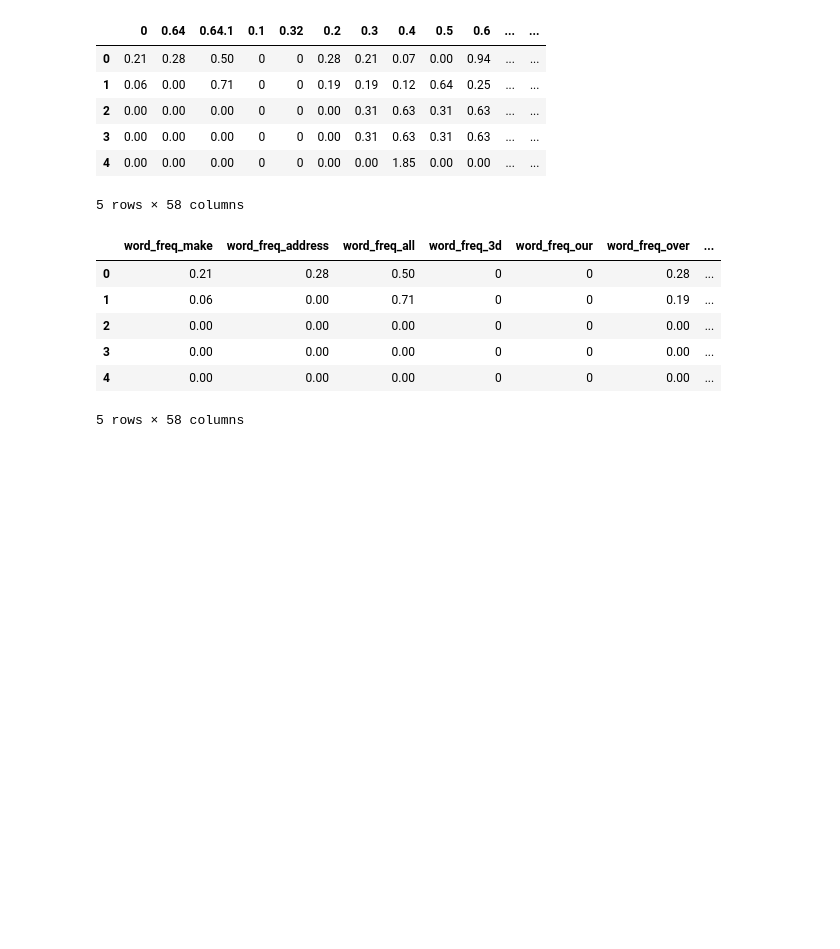
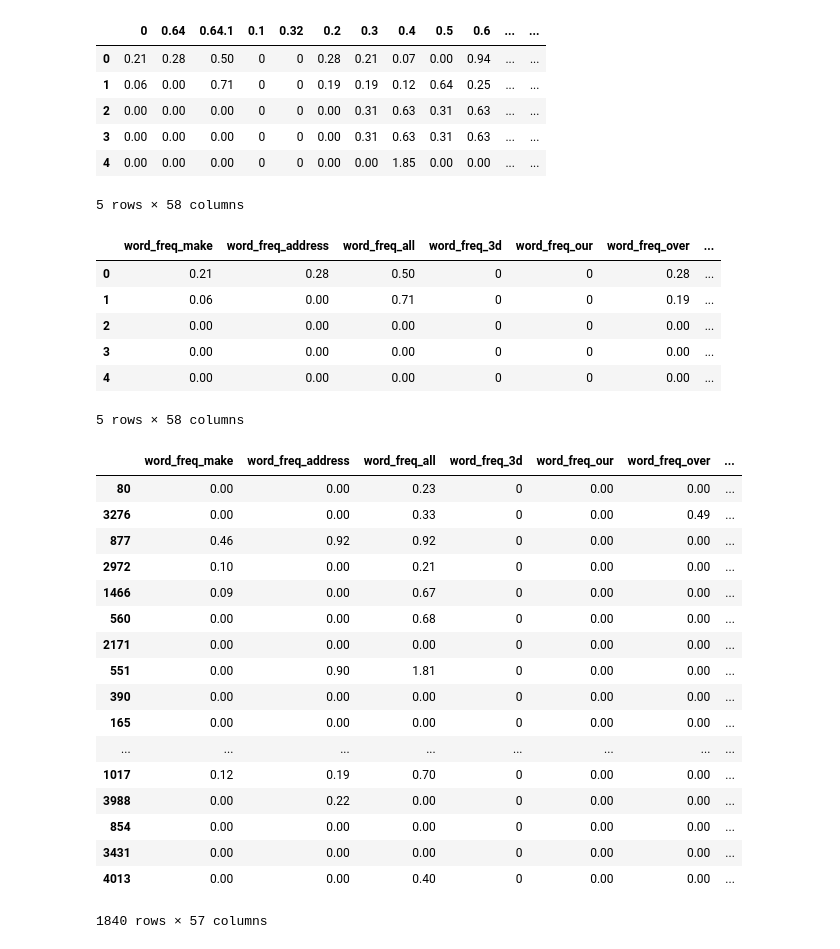
Before and after one commit to tiy-gvl-python/spambase, a Jupyter notebook: Spam Filter.ipynb, the cells around one changed output. Saved outputs shown, nothing was run; the diff lists cells and outputs as text; code cells hidden in the pictures; blank space fills up the shorter version.

```diff
--- a/Spam Filter.ipynb
+++ b/Spam Filter.ipynb
@@ -46,3 +46,34 @@ new_data.head()
 from sklearn.cross_validation import train_test_split
 
 train, test = train_test_split(new_data, test_size=.4)
+# %%
+def make_sets(df, param='Column Name'):
+    col = list(df.columns)
+    train, test = train_test_split(df, test_size=0.4)
+    col.remove(param)
+    tr_dep = train[col]
+    tr_non_dep = train[param]
+    te_dep = test[col]
+    te_non_dep = test[param]
+    return tr_dep, tr_non_dep, te_dep, te_non_dep
+
+a, b, c, d = make_sets(new_data, 'Spam')
+# %% [output]
+|  | word_freq_make | word_freq_address | word_freq_all | word_freq_3d | word_freq_our | word_freq_over | ... |
+| 80 | 0.00 | 0.00 | 0.23 | 0 | 0.00 | 0.00 | ... |
+| 3276 | 0.00 | 0.00 | 0.33 | 0 | 0.00 | 0.49 | ... |
+| 877 | 0.46 | 0.92 | 0.92 | 0 | 0.00 | 0.00 | ... |
+| 2972 | 0.10 | 0.00 | 0.21 | 0 | 0.00 | 0.00 | ... |
+| 1466 | 0.09 | 0.00 | 0.67 | 0 | 0.00 | 0.00 | ... |
+| 560 | 0.00 | 0.00 | 0.68 | 0 | 0.00 | 0.00 | ... |
+| 2171 | 0.00 | 0.00 | 0.00 | 0 | 0.00 | 0.00 | ... |
+| 551 | 0.00 | 0.90 | 1.81 | 0 | 0.00 | 0.00 | ... |
+| 390 | 0.00 | 0.00 | 0.00 | 0 | 0.00 | 0.00 | ... |
+| 165 | 0.00 | 0.00 | 0.00 | 0 | 0.00 | 0.00 | ... |
+| ... | ... | ... | ... | ... | ... | ... | ... |
+| 1017 | 0.12 | 0.19 | 0.70 | 0 | 0.00 | 0.00 | ... |
+| 3988 | 0.00 | 0.22 | 0.00 | 0 | 0.00 | 0.00 | ... |
+| 854 | 0.00 | 0.00 | 0.00 | 0 | 0.00 | 0.00 | ... |
+| 3431 | 0.00 | 0.00 | 0.00 | 0 | 0.00 | 0.00 | ... |
+| 4013 | 0.00 | 0.00 | 0.40 | 0 | 0.00 | 0.00 | ... |
+1840 rows × 57 columns
```
Also changed, not shown: parts of 3 cells of this notebook.
